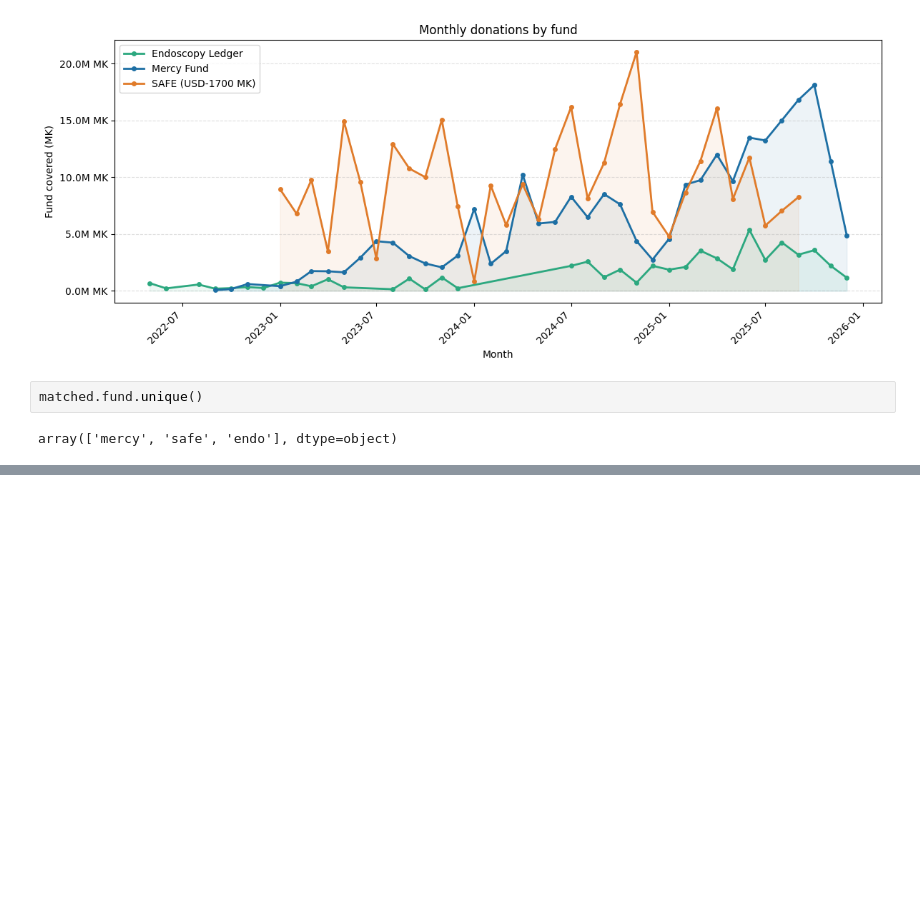
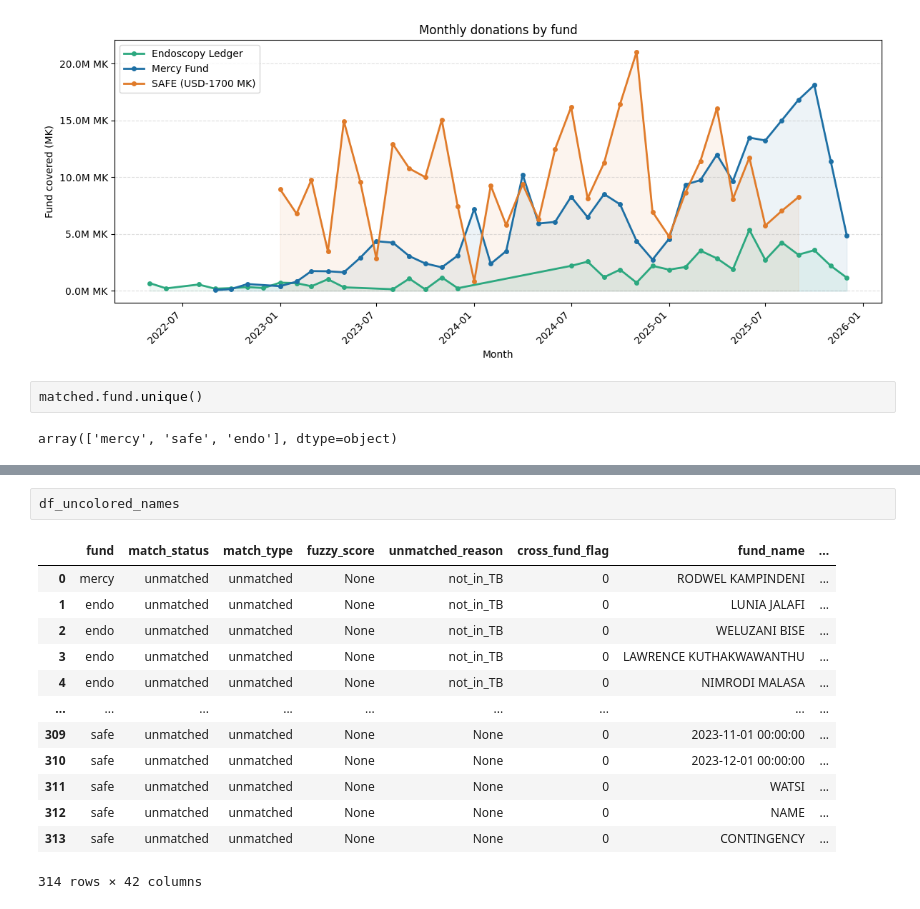
Before and after one commit to mat2m10/nkhoma, a Jupyter notebook: notebooks/03_Poor_Patient_funds.ipynb, the cells around one changed output, grey strips where cells are left out. Saved outputs shown, nothing was run; the diff lists cells and outputs as text; blank space fills up the shorter version.

```diff
--- a/notebooks/03_Poor_Patient_funds.ipynb
+++ b/notebooks/03_Poor_Patient_funds.ipynb
@@ -529,0 +620,16 @@ array(['mercy', 'safe', 'endo'], dtype=object)
+# %%
+df_uncolored_names
+# %% [output]
+|  | fund | match_status | match_type | fuzzy_score | unmatched_reason | cross_fund_flag | fund_name | ... |
+| 0 | mercy | unmatched | unmatched | None | not_in_TB | 0 | RODWEL KAMPINDENI | ... |
+| 1 | endo | unmatched | unmatched | None | not_in_TB | 0 | LUNIA JALAFI | ... |
+| 2 | endo | unmatched | unmatched | None | not_in_TB | 0 | WELUZANI BISE | ... |
+| 3 | endo | unmatched | unmatched | None | not_in_TB | 0 | LAWRENCE KUTHAKWAWANTHU | ... |
+| 4 | endo | unmatched | unmatched | None | not_in_TB | 0 | NIMRODI MALASA | ... |
+| ... | ... | ... | ... | ... | ... | ... | ... | ... |
+| 309 | safe | unmatched | unmatched | None | None | 0 | 2023-11-01 00:00:00 | ... |
+| 310 | safe | unmatched | unmatched | None | None | 0 | 2023-12-01 00:00:00 | ... |
+| 311 | safe | unmatched | unmatched | None | None | 0 | WATSI | ... |
+| 312 | safe | unmatched | unmatched | None | None | 0 | NAME | ... |
+| 313 | safe | unmatched | unmatched | None | None | 0 | CONTINGENCY | ... |
+314 rows × 42 columns
```
Also changed, not shown: parts of 4 cells of this notebook.
